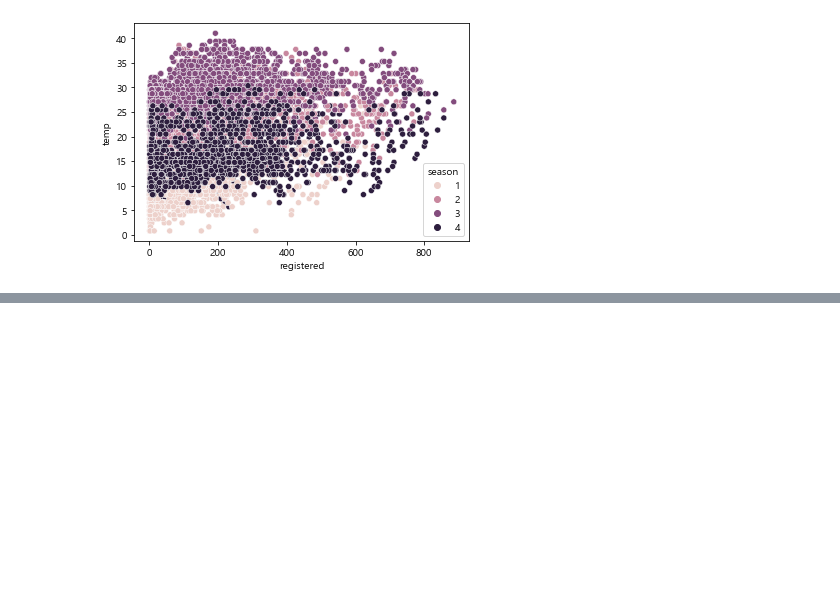
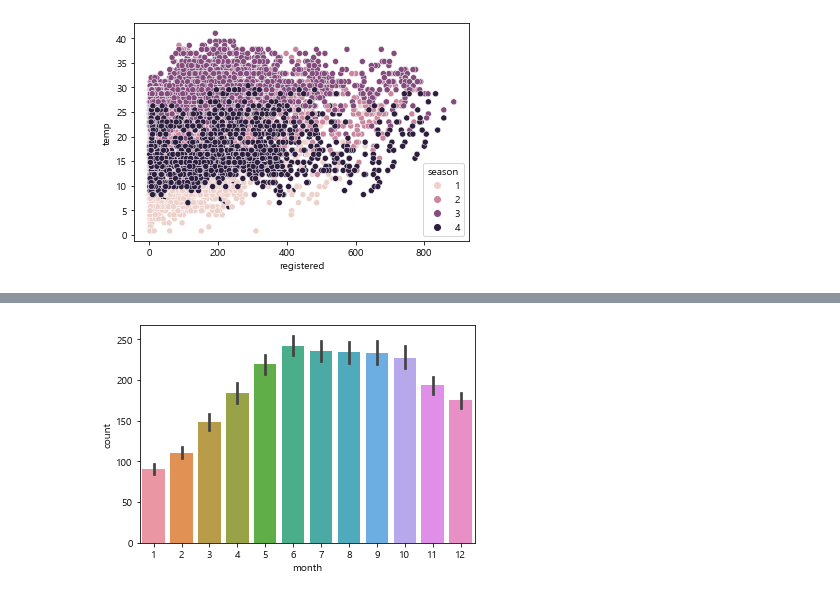
Before and after one commit to pillz9408/python, a Jupyter notebook: DataVisualize/seabornEx.ipynb, the cells around one changed output, grey strips where cells are left out. Cells and saved outputs as stored; diff of their text form; code cells hidden in the pictures; blank space fills up the shorter version.

```diff
--- a/DataVisualize/seabornEx.ipynb
+++ b/DataVisualize/seabornEx.ipynb
@@ -213,0 +275,5 @@ plt.show()
+# %%
+sns.barplot(data=bike,x='month',y='count')
+plt.show()
+# %% [output]
+[figure, added]
```
Also changed, not shown: parts of 25 cells of this notebook, 3 other files.
